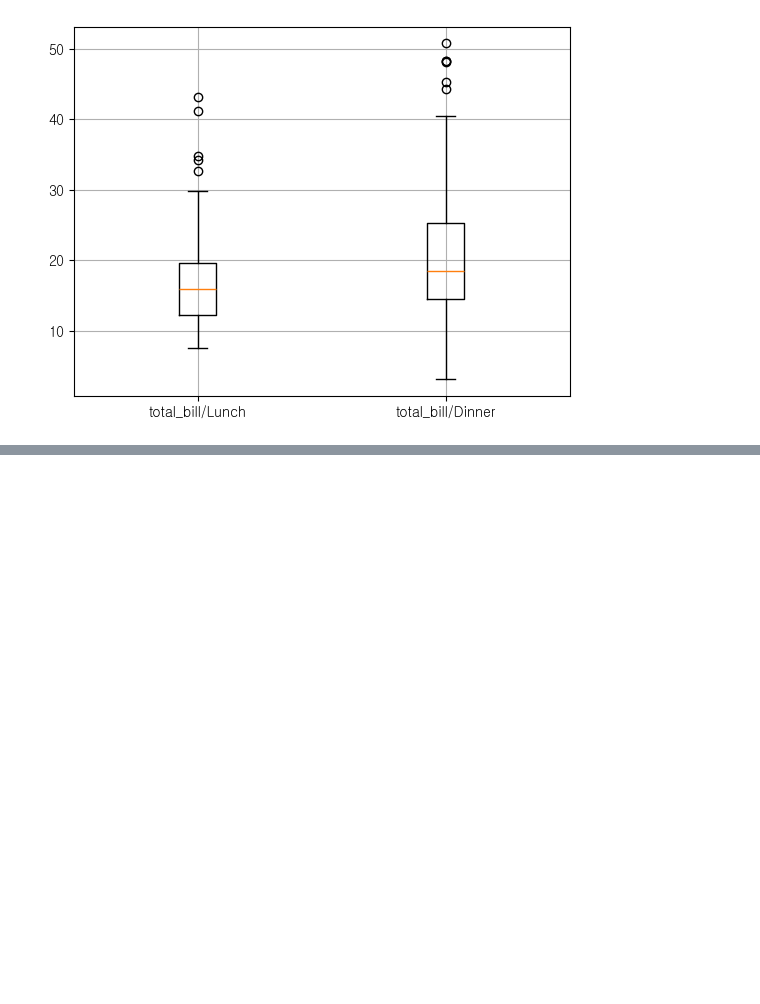
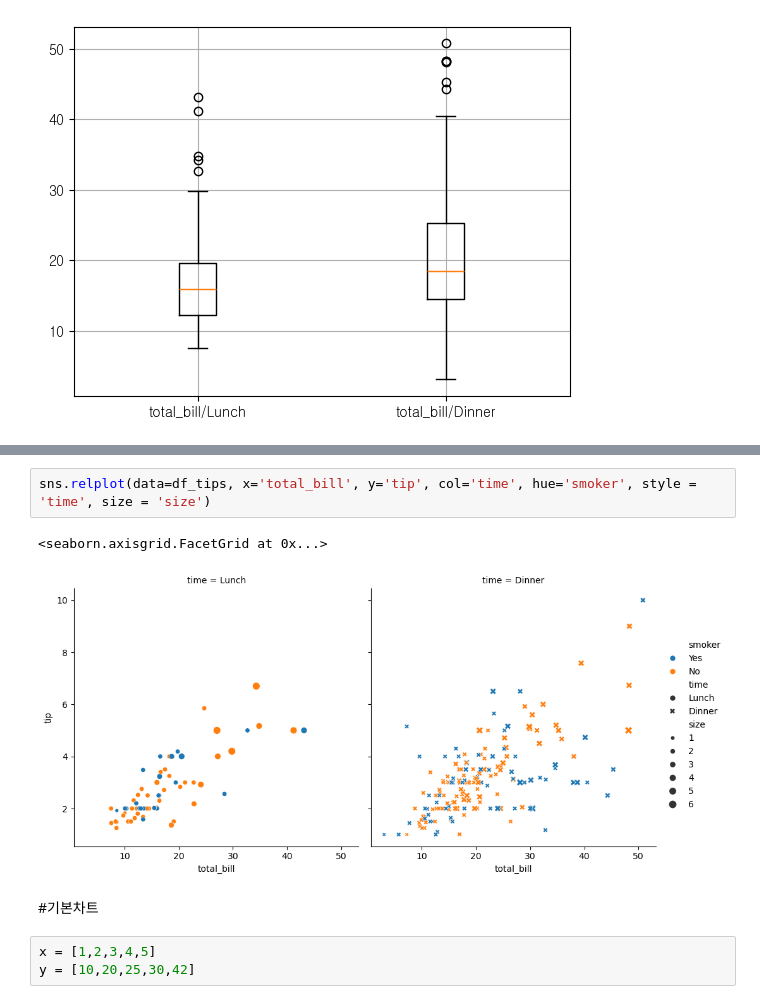
Before and after one commit to sungmin-kim310/hipython, a Jupyter notebook: 43.시각화.ipynb, the cells around one changed output, grey strips where cells are left out. Saved outputs shown, nothing was run; the diff lists cells and outputs as text; blank space fills up the shorter version.

```diff
--- a/43.시각화.ipynb
+++ b/43.시각화.ipynb
@@ -243,0 +283,10 @@ plt.show()
+# %%
+sns.relplot(data=df_tips, x='total_bill', y='tip', col='time', hue='smoker', style = 'time', size = 'size')
+# %% [output]
+<seaborn.axisgrid.FacetGrid at 0x...>
+[figure, added]
+# %% [markdown]
+#기본차트
+# %%
+x = [1,2,3,4,5]
+y = [10,20,25,30,42]
```
Also changed, not shown: parts of 60 cells of this notebook, 5 other files.
